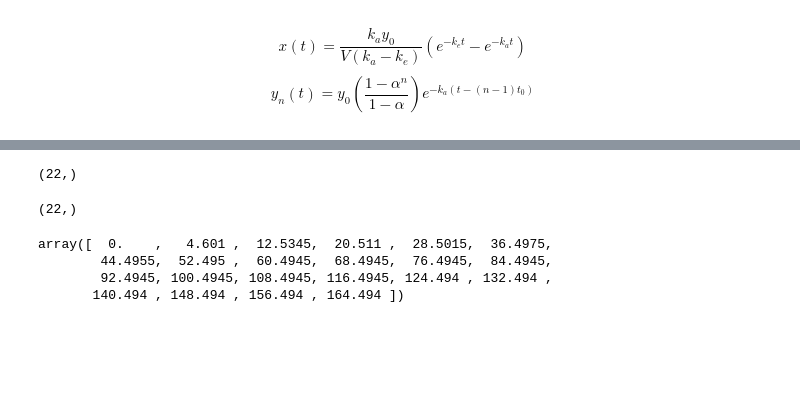
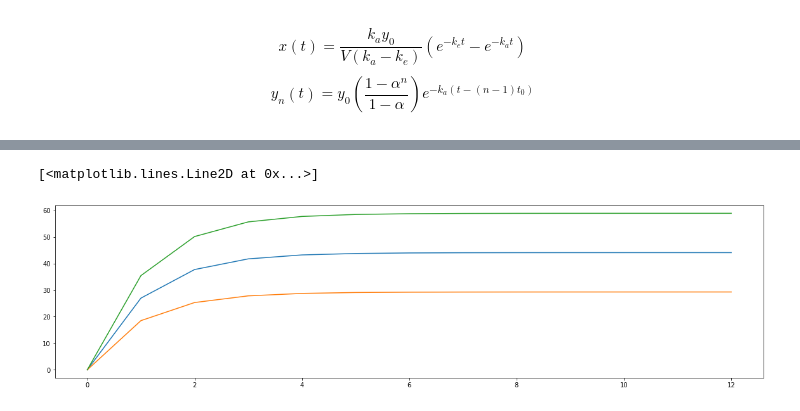
Before and after one commit to SergioPachonDotor/MAIM, a Jupyter notebook: Tarea_1/Tarea_1_sim.ipynb, the cells around one changed output, grey strips where cells are left out. Drawn from its saved outputs; the diff is of its cells as text; code cells hidden in the pictures; blank space fills up the shorter version.

```diff
--- a/Tarea_1/Tarea_1_sim.ipynb
+++ b/Tarea_1/Tarea_1_sim.ipynb
@@ -108,18 +153,9 @@ plt.grid(True)
-# %%
-hl = np.append(np.array([np.max(x[len(dosis_arr_2) * i: (len(dosis_arr_2[i]) * i) + 1 ]) for i in range(0, len(dosis_arr_2))]), np.max(x[:-len(dosis_arr_2)]))
-hl.shape
-# %% [output]
-(22,)
-# %%
-ht = np.concatenate([t[np.where(x == hl[i])] for i in range(len(hl))])
-ht.shape
-# %% [output]
-(22,)
-# %%
-tt = np.mean([ht, lt], axis=0)
-tt
-# %% [output]
-array([  0.    ,   4.601 ,  12.5345,  20.511 ,  28.5015,  36.4975,
-        44.4955,  52.495 ,  60.4945,  68.4945,  76.4945,  84.4945,
-        92.4945, 100.4945, 108.4945, 116.4945, 124.494 , 132.494 ,
-       140.494 , 148.494 , 156.494 , 164.494 ])
+# %%
+fig, ax = plt.subplots(figsize=(20,5))
+safe_mean = np.mean([hl, ll], axis=0)
+plt.plot(safe_mean)
+plt.plot(ll)
+plt.plot(hl)
+# %% [output]
+[<matplotlib.lines.Line2D at 0x...>]
+[figure, added]
```
Also changed, not shown: parts of 8 cells of this notebook.
